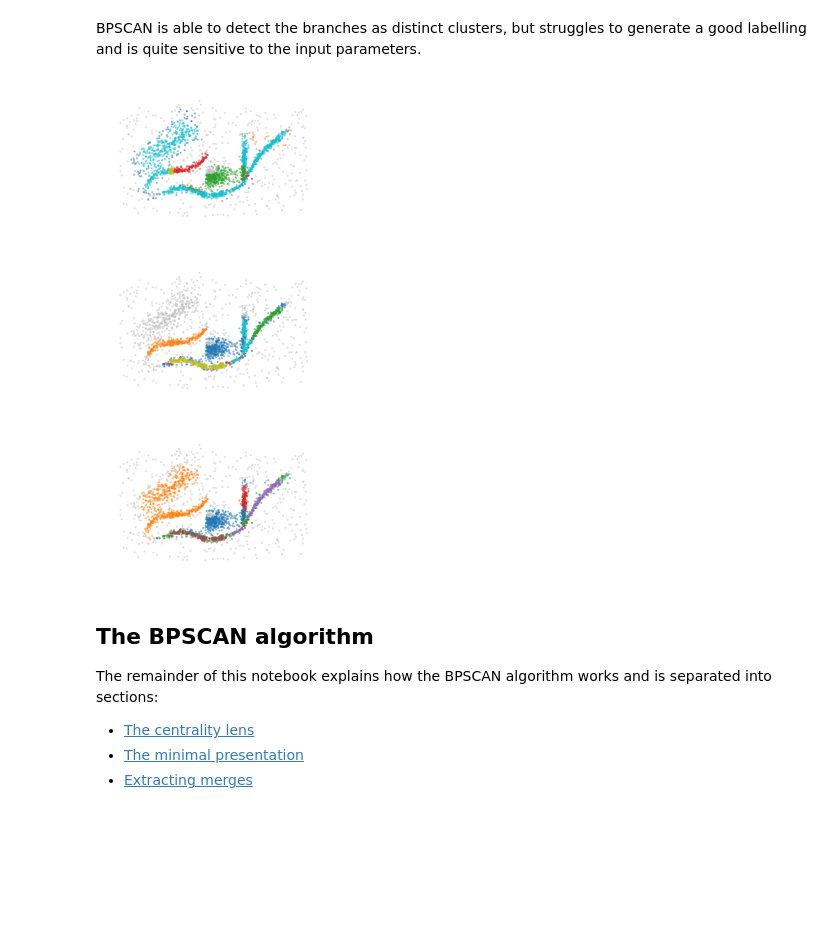
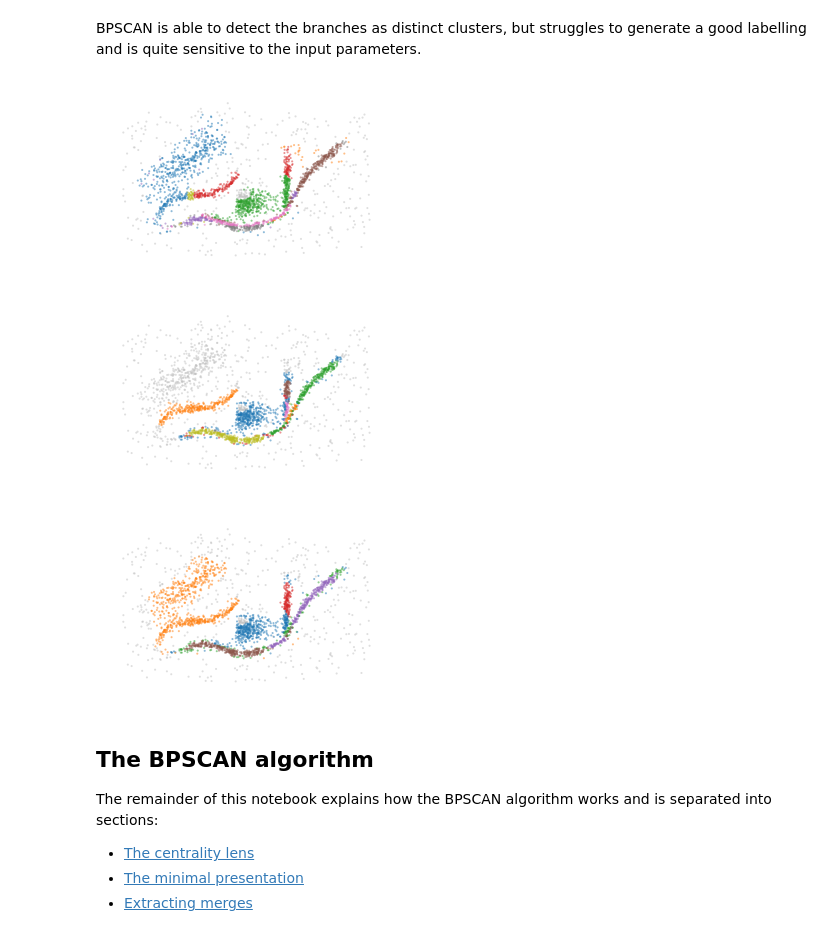
Before and after one commit to vda-lab/biperscan, a Jupyter notebook: notebooks/How_BPSCAN_works.ipynb, the cells around one changed output. Cells and saved outputs as stored; diff of their text form; code cells hidden in the pictures; blank space fills up the shorter version.

Commit message:
update to notebook figures

```diff
--- a/notebooks/How_BPSCAN_works.ipynb
+++ b/notebooks/How_BPSCAN_works.ipynb
@@ -57,15 +57,16 @@ color_kwargs = dict(
     cmap=ListedColormap(["silver"] + [f"C{i}" for i in range(10)]), vmin=-1, vmax=9
 )
 
-sized_fig(0.25)
-plt.scatter(
-    *X.T,
-    c=HDBSCAN(min_samples=20, min_cluster_size=80).fit_predict(X),
-    **scatter_kwargs,
-    **color_kwargs,
-)
-plt.subplots_adjust(0, 0, 1, 1)
-plt.axis("off")
-plt.savefig("images/flareable_hdbscan_clusters.pdf", pad_inches=0)
-plt.show()
+for k in [10, 30, 20]:
+    sized_fig(0.33)
+    plt.scatter(
+        *X.T,
+        c=HDBSCAN(min_samples=k, min_cluster_size=80).fit_predict(X),
+        **scatter_kwargs,
+        **color_kwargs,
+    )
+    plt.subplots_adjust(0, 0, 1, 1)
+    plt.axis("off")
+    plt.savefig(f"images/flareable_hdbscan_clusters_{k}.pdf", pad_inches=0)
+    plt.show()
 # %% [output]
@@ -76,17 +79,19 @@ generate a good labelling and is quite sensitive to the input parameters.
 # %%
 for k in [10, 30, 20]:
     c = BPSCAN(min_samples=k, min_cluster_size=80, distance_fraction=0.03).fit(X)
 
-    sized_fig(0.25)
-    plt.scatter(*X.T, c=c.labels_, **scatter_kwargs, **color_kwargs)
+    sized_fig(0.33)
+    mask = c.labels_ != -1
+    plt.scatter(*X[~mask].T, c=c.labels_[~mask], **scatter_kwargs, **color_kwargs)
+    plt.scatter(*X[mask].T, c=c.labels_[mask] % 9, **scatter_kwargs, **color_kwargs)
     plt.subplots_adjust(0, 0, 1, 1)
     plt.axis("off")
     plt.savefig(f"images/flareable_bpscan_clusters_{k}.pdf", pad_inches=0)
     plt.show()
 # %% [output]
-[figure, old version]
+[figure, new version]
-[figure, old version]
+[figure, new version]
-[figure, old version]
+[figure, new version]
 # %% [markdown]
 ## The BPSCAN algorithm
 
```
Also changed, not shown: parts of 1 cell of this notebook, 19 other files.
